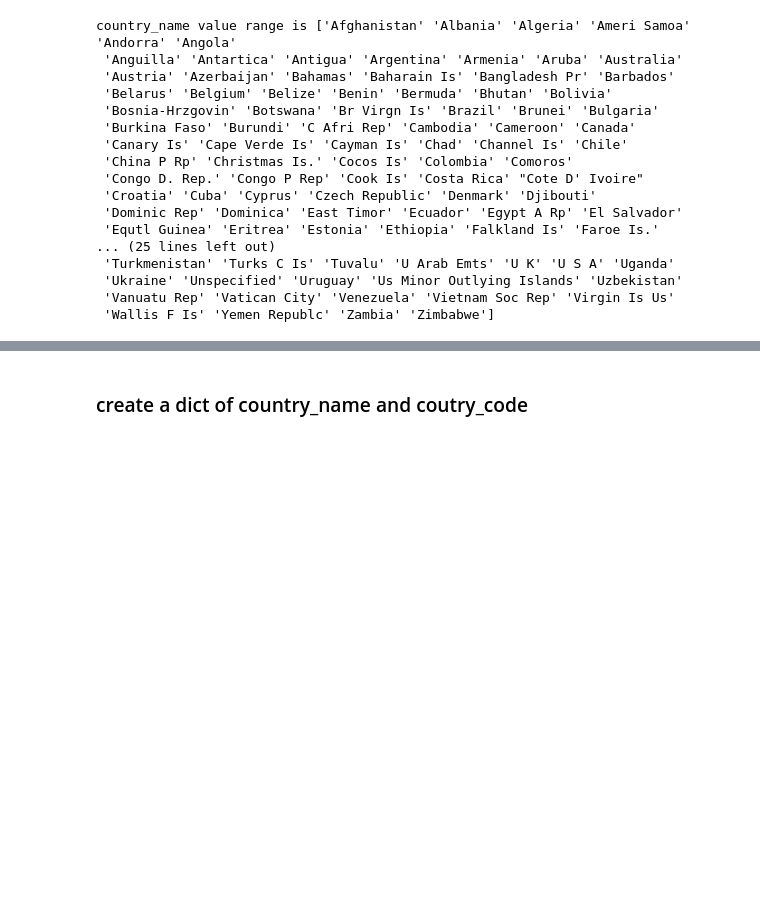
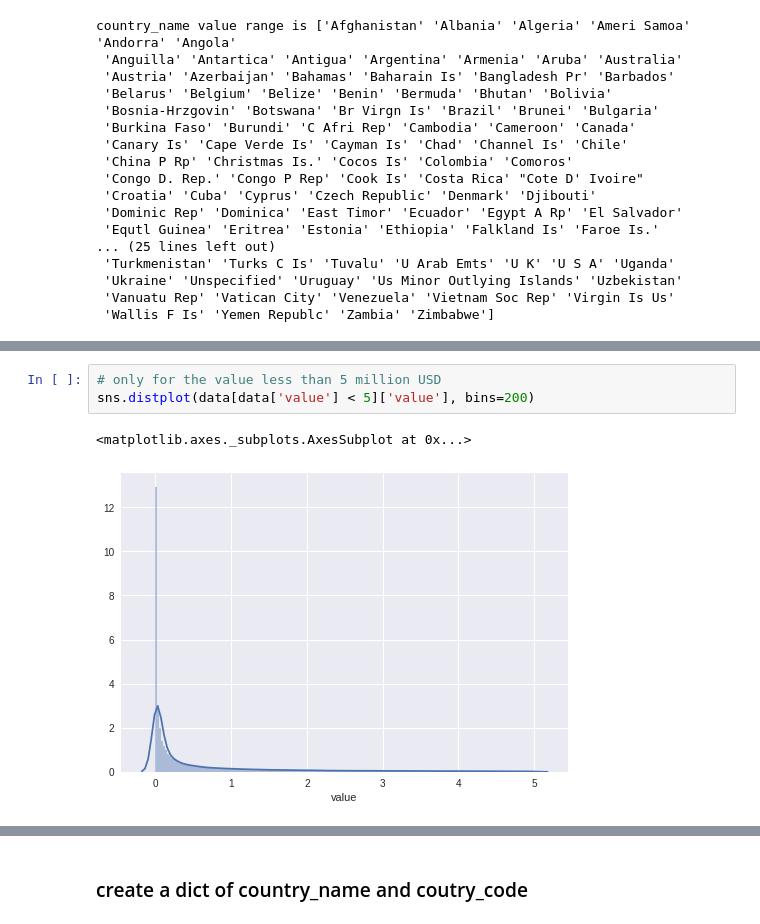
Before and after one commit to liam-august-h/for_kaggle, a Jupyter notebook: Import_and_Export_by_India_from_2014_to_2017/practice.ipynb, the cells around one changed output, grey strips where cells are left out. Drawn from its saved outputs; the diff is of its cells as text; blank space fills up the shorter version.

```diff
--- a/Import_and_Export_by_India_from_2014_to_2017/practice.ipynb
+++ b/Import_and_Export_by_India_from_2014_to_2017/practice.ipynb
@@ -172,0 +247,6 @@ country_name value range is ['Afghanistan' 'Albania' 'Algeria' 'Ameri Samoa' 'An
+# %%
+# only for the value less than 5 million USD
+sns.distplot(data[data['value'] < 5]['value'], bins=200)
+# %% [output]
+<matplotlib.axes._subplots.AxesSubplot at 0x...>
+[figure, added]
```
Also changed, not shown: parts of 40 cells of this notebook.
